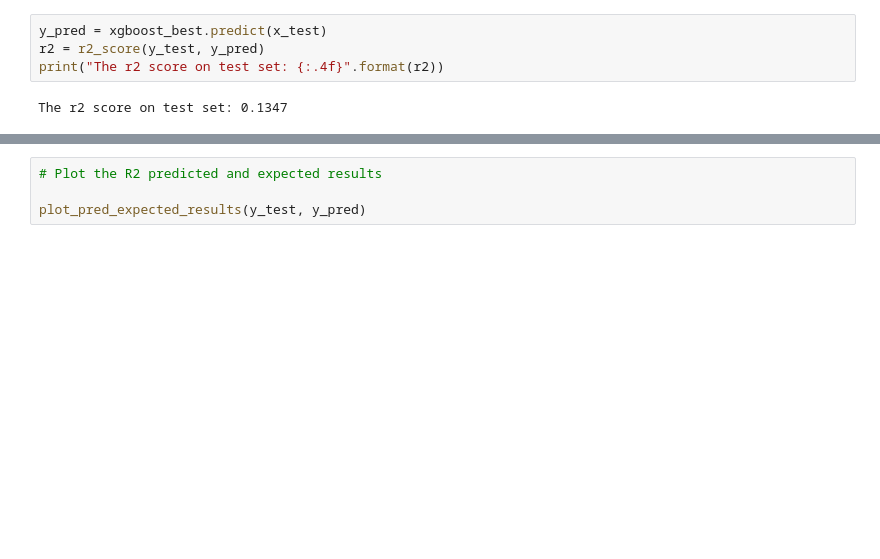
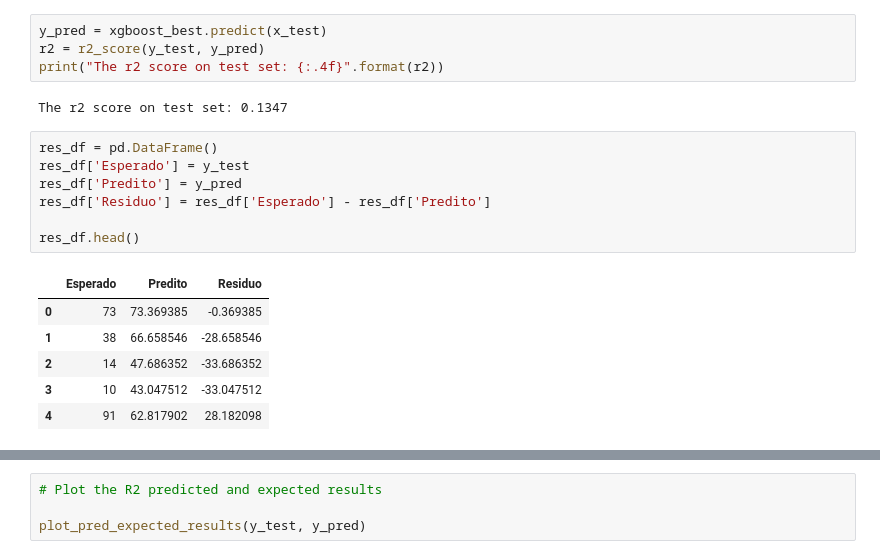
Before and after one commit to RenanDidier/protein-solubility-prediction, a Jupyter notebook: src/sol-ml-modeling-xgboost_high_removed.ipynb, the cells around one changed output, grey strips where cells are left out. Cells and saved outputs as stored; diff of their text form; blank space fills up the shorter version.

```diff
--- a/src/sol-ml-modeling-xgboost_high_removed.ipynb
+++ b/src/sol-ml-modeling-xgboost_high_removed.ipynb
@@ -159,3 +159,17 @@ r2 = r2_score(y_test, y_pred)
 print("The r2 score on test set: {:.4f}".format(r2))
 # %% [output]
 The r2 score on test set: 0.1347
+# %%
+res_df = pd.DataFrame()
+res_df['Esperado'] = y_test
+res_df['Predito'] = y_pred
+res_df['Residuo'] = res_df['Esperado'] - res_df['Predito']
+
+res_df.head()
+# %% [output]
+|  | Esperado | Predito | Residuo |
+| 0 | 73 | 73.369385 | -0.369385 |
+| 1 | 38 | 66.658546 | -28.658546 |
+| 2 | 14 | 47.686352 | -33.686352 |
+| 3 | 10 | 43.047512 | -33.047512 |
+| 4 | 91 | 62.817902 | 28.182098 |
```
Also changed, not shown: parts of 2 cells of this notebook, 1 other file.
